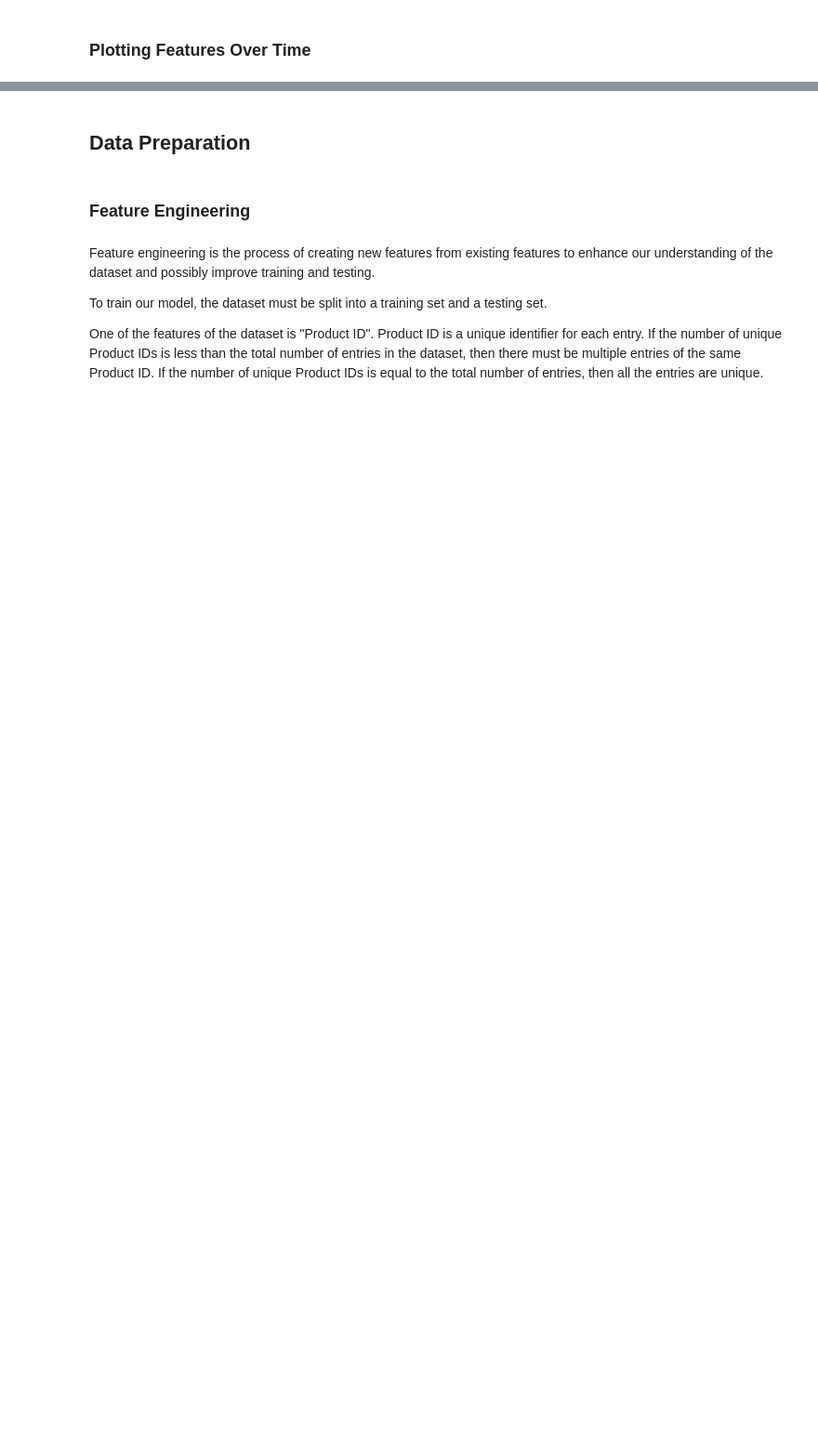
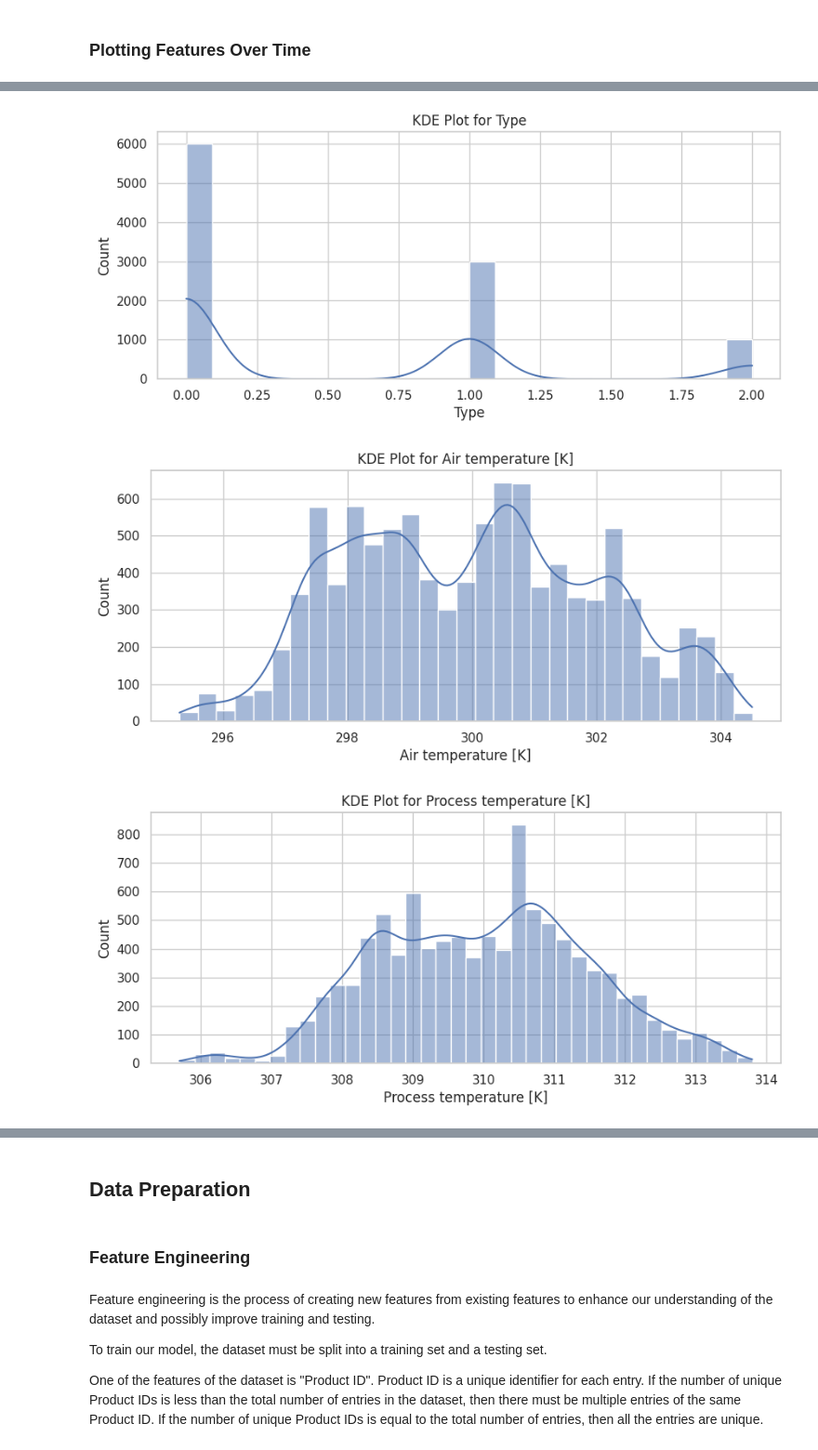
Before and after one commit to elan-wilkinson/Predicting-Manufacturing-Failure-Type, a Jupyter notebook: main.ipynb, the cells around one changed output, grey strips where cells are left out. Shown: that part at 93% size. Saved outputs shown, nothing was run; the diff lists cells and outputs as text; code cells hidden in the pictures; blank space fills up the shorter version.

```diff
--- a/main.ipynb
+++ b/main.ipynb
@@ -182,0 +287,13 @@ plt.show()
+# %%
+# KDE plots for numeric columns
+df_numeric = machining_failure_data.drop(['UDI', 'Product ID', 'Target'], axis=1)
+numeric_cols = df_numeric.select_dtypes(include=['int64', 'float64']).columns
+for col in numeric_cols:
+    plt.figure(figsize=(10, 4))
+    sns.histplot(data=df_numeric, x=col, kde=True)
+    plt.title(f'KDE Plot for {col}')
+    plt.show()
+# %% [output]
+[figure, added]
+[figure, added]
+[figure, added]
```
Also changed, not shown: parts of 56 cells of this notebook.
